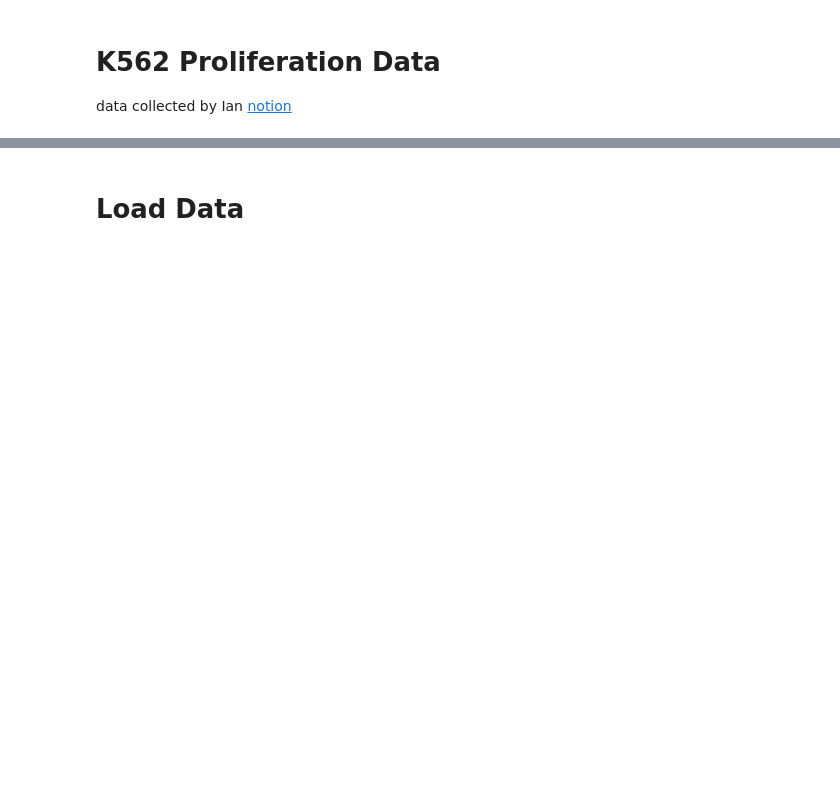
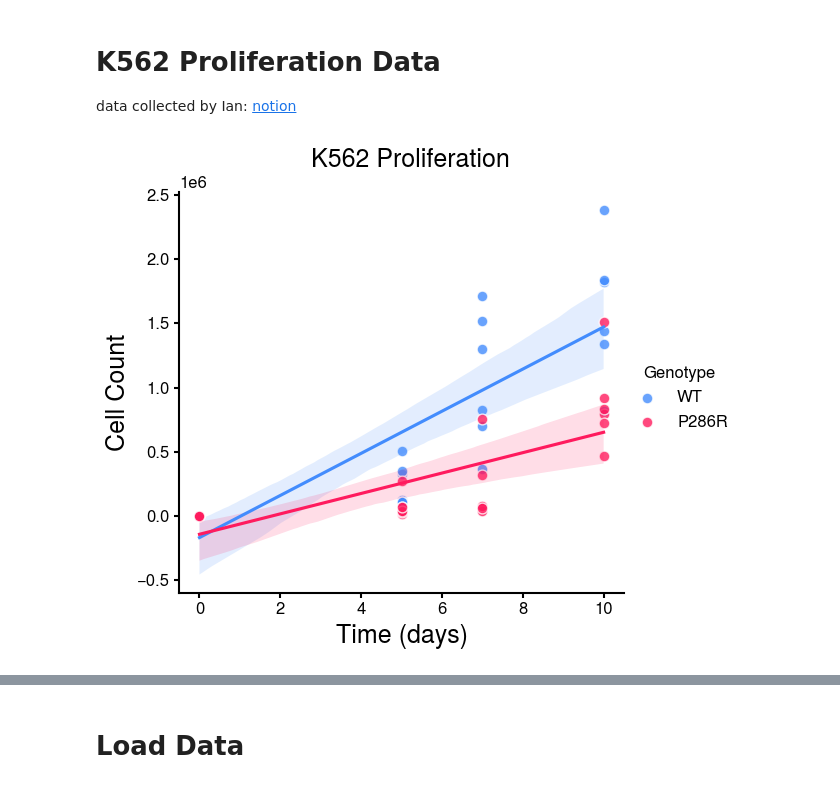
Before and after one commit to SrivatsanLab/SPC_genome, a Jupyter notebook: notebooks/K562_mut_accumulation.ipynb, the cells around one changed output, grey strips where cells are left out. Saved outputs shown, nothing was run; the diff lists cells and outputs as text; code cells hidden in the pictures; blank space fills up the shorter version.

```diff
--- a/notebooks/K562_mut_accumulation.ipynb
+++ b/notebooks/K562_mut_accumulation.ipynb
@@ -16,3 +51,3 @@ import cellspec as spc
 # %%
 # sns.set_style("white", {"axes.facecolor": (0, 0, 0, 0)})
-plt.style.use("dark_background")
+# plt.style.use("dark_background")
@@ -19,4 +83,4 @@ plt.style.use("dark_background")
 # %% [markdown]
 # K562 Proliferation Data
 
-data collected by Ian [notion](https://www.notion.so/srivatsan-lab/PolE-K562-growth-rate-32ef40695c9580af8eb0ca58fd08d54f?source=copy_link)
+data collected by Ian: [notion](https://www.notion.so/srivatsan-lab/PolE-K562-growth-rate-32ef40695c9580af8eb0ca58fd08d54f?source=copy_link)
@@ -22,0 +116,37 @@ data collected by Ian [notion](https://www.notion.so/srivatsan-lab/PolE-K562-gro
+# %%
+# Melt wide -> long format for seaborn
+prolif_long = prolif.melt(
+    id_vars=['clone', 'Mutation'],
+    value_vars=[0, 5, 7, 10],
+    var_name='Day',
+    value_name='Cell Count'
+)
+# %%
+prolif_long['Day'] = pd.to_numeric(prolif_long['Day'])
+prolif_long['Cell Count'] = pd.to_numeric(prolif_long['Cell Count'])
+
+g = sns.lmplot(
+    data=prolif_long,
+    x='Day',
+    y='Cell Count',
+    hue='Mutation',
+    # palette={'WT':'#E8E4F0','P286R':'#FF1B5E'}, # dark mode
+    palette={'WT':'#438CFD','P286R':'#FF1B5E'},
+    # markers=['o', 'X'],
+    scatter_kws={'s': 60,'edgecolor': 'white'},
+    height=5,
+    aspect=1.1,
+    ci=95,
+    # legend=False
+)
+
+# g.set_axis_labels('Day', 'Cell Count')
+
+plt.xlabel("Time (days)", fontsize=18)
+plt.ylabel("Cell Count", fontsize=18)
+
+g.figure.suptitle('K562 Proliferation',size=18, y=1.02)
+
+g._legend.set_title('Genotype')
+# %% [output]
+[figure, added]
```
Also changed, not shown: parts of 67 cells of this notebook, 1 other file.
